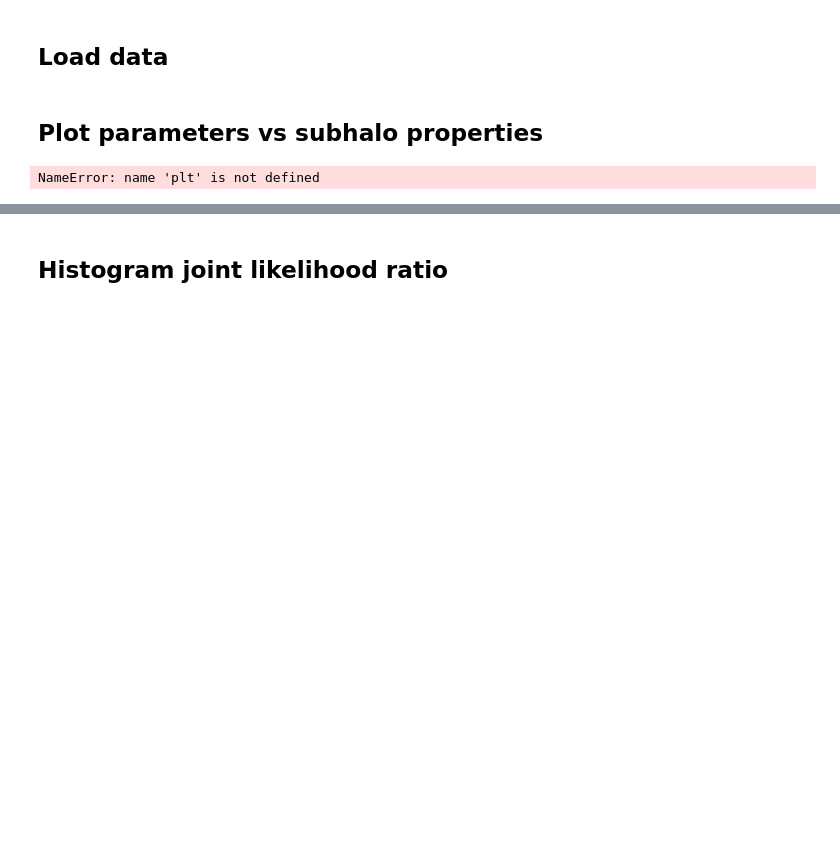
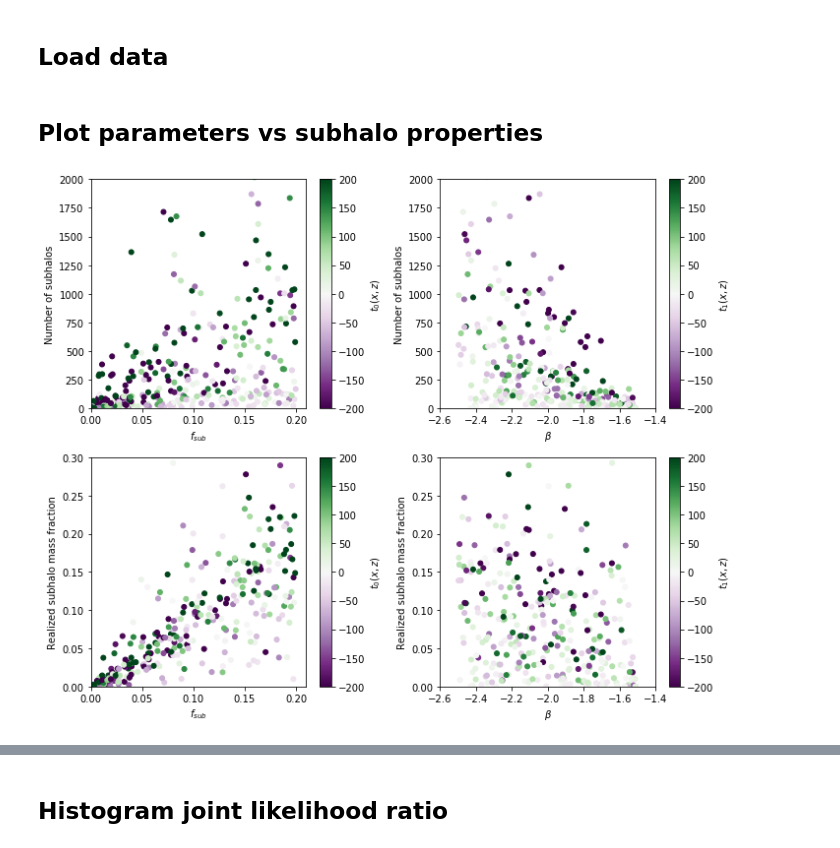
Before and after one commit to smsharma/mining-for-substructure-lens, a Jupyter notebook: notebooks/03_analyze_joint_data.ipynb, the cells around one changed output, grey strips where cells are left out. Drawn from its saved outputs; the diff is of its cells as text; code cells hidden in the pictures; blank space fills up the shorter version.

Commit message:
Plots

```diff
--- a/notebooks/03_analyze_joint_data.ipynb
+++ b/notebooks/03_analyze_joint_data.ipynb
@@ -51,7 +51,7 @@ ax = plt.subplot(2,2,1)
 sc = plt.scatter(
     f_sub[::skip], n_sub_realiz[::skip],
     s=25.,
-    c=t_xz0, vmin=-200, vmax=200, cmap='PRGn',
+    c=t_xz0[::skip], vmin=-200, vmax=200, cmap='PRGn',
 )
 cbar = plt.colorbar(sc)
 plt.xlabel(r"$f_{sub}$")
@@ -64,7 +64,7 @@ ax = plt.subplot(2,2,2)
 plt.scatter(
     beta[::skip], n_sub_realiz[::skip],
     s=25.,
-    c=t_xz1, vmin=-100, vmax=100, cmap='PRGn',
+    c=t_xz1[::skip], vmin=-100, vmax=100, cmap='PRGn',
 )
 cbar = plt.colorbar(sc)
 plt.xlabel(r"$\beta$")
@@ -73,36 +73,36 @@ cbar.set_label(r"$t_1(x,z)$")
 plt.xlim(-2.6,-1.4)
 plt.ylim(0.,2000.)
 
 ax = plt.subplot(2,2,3)
 sc = plt.scatter(
     f_sub[::skip], f_sub_realiz[::skip],
     s=25.,
-    c=t_xz0, vmin=-200, vmax=200, cmap='PRGn',
+    c=t_xz0[::skip], vmin=-200, vmax=200, cmap='PRGn',
 )
 cbar = plt.colorbar(sc)
 plt.xlabel(r"$f_{sub}$")
 plt.ylabel("Realized subhalo mass fraction")
 cbar.set_label(r"$t_0(x,z)$")
 plt.xlim(0.,0.21)
 plt.ylim(0.,0.3)
 
 ax = plt.subplot(2,2,4)
 plt.scatter(
     beta[::skip], f_sub_realiz[::skip],
     s=25.,
-    c=t_xz1, vmin=-100, vmax=100, cmap='PRGn',
+    c=t_xz1[::skip], vmin=-100, vmax=100, cmap='PRGn',
 )
 cbar = plt.colorbar(sc)
 plt.xlabel(r"$\beta$")
 plt.ylabel("Realized subhalo mass fraction")
 cbar.set_label(r"$t_1(x,z)$")
 plt.xlim(-2.6,-1.4)
 plt.ylim(0.,0.3)
 
 plt.tight_layout()
 plt.savefig("../figures/theta_vs_subhalo_params_vs_joint_score_{}.pdf".format(setup))
 # %% [output]
-NameError: name 'plt' is not defined
+[figure, added]
 # %%
 skip = 1000
 fig = plt.figure(figsize=(10,8))
```
Also changed, not shown: parts of 7 cells of this notebook, 2 other files.
